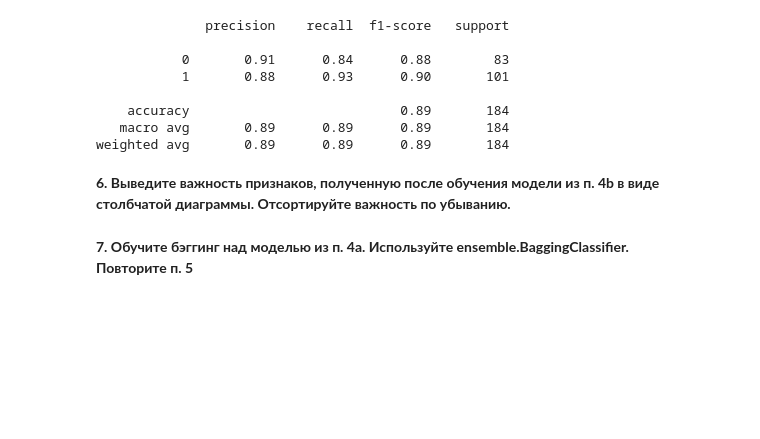
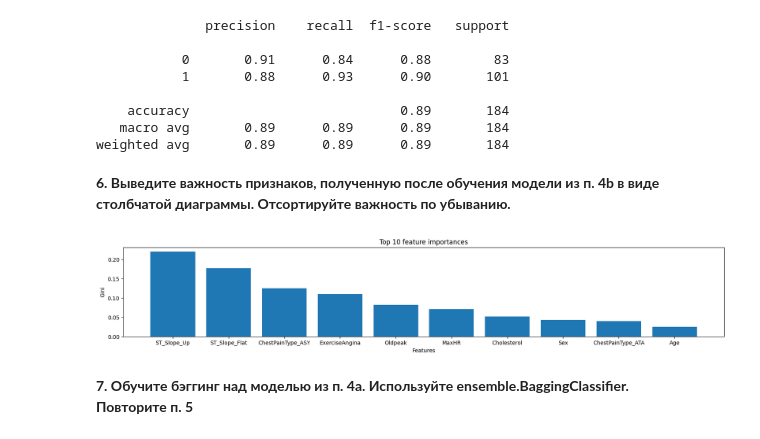
Before and after one commit to adtitovich/dsml-17, a Jupyter notebook: m7.ipynb, the cells around one changed output. Drawn from its saved outputs; the diff is of its cells as text; code cells hidden in the pictures; blank space fills up the shorter version.

```diff
--- a/m7.ipynb
+++ b/m7.ipynb
@@ -91,11 +92,11 @@ X_train, X_test, y_train, y_test = train_test_split(X, y, test_size=0.2, random_
 a) tree.DecisionTreeClassifier
 b) ensemble.RandomForestClassifier**
 # %%
-dtc = DecisionTreeClassifier(random_state=0, max_depth=4)
-dtc.fit(X_train, y_train)
+clf_dt = DecisionTreeClassifier(random_state=0, max_depth=4)
+clf_dt.fit(X_train, y_train)
 
-rfc = RandomForestClassifier(random_state=0, max_depth=4)
-rfc.fit(X_train, y_train)
+clf_rf = RandomForestClassifier(random_state=0, max_depth=4)
+clf_rf.fit(X_train, y_train)
 # %% [output]
 RandomForestClassifier(max_depth=4, random_state=0)
 # %% [markdown]
@@ -124,6 +125,22 @@ print(classification_report(y_test, rfc.predict(X_test), target_names=['0', '1']
 weighted avg       0.89      0.89      0.89       184
 # %% [markdown]
 **6. Выведите важность признаков, полученную после обучения модели из п. 4b в виде столбчатой диаграммы. Отсортируйте важность по убыванию.**
+# %%
+imp = pd.Series(clf_rf.feature_importances_)
+imp.index = pd.Series(X_train.columns)
+imp = imp.sort_values(ascending=False)
+
+plt.rcParams["figure.figsize"] = (20,3)
+
+plt.bar(imp.head(10).index, imp.head(10))
+plt.title('Top 10 feature importances')
+plt.xlabel('Features')
+plt.ylabel('Gini')
+
+
+plt.show()
+# %% [output]
+[figure, added]
 # %% [markdown]
 **7. Обучите бэггинг над моделью из п. 4a. Используйте ensemble.BaggingClassifier.
 Повторите п. 5**
```
Also changed, not shown: parts of 3 cells of this notebook.
